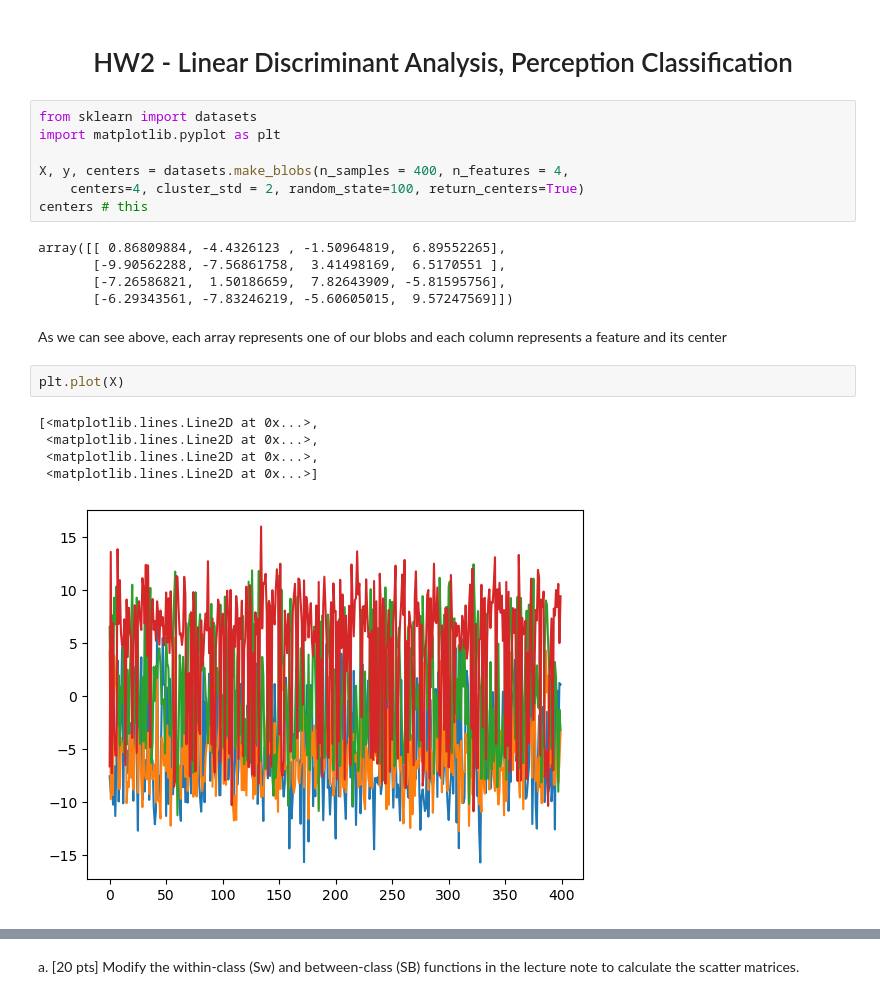
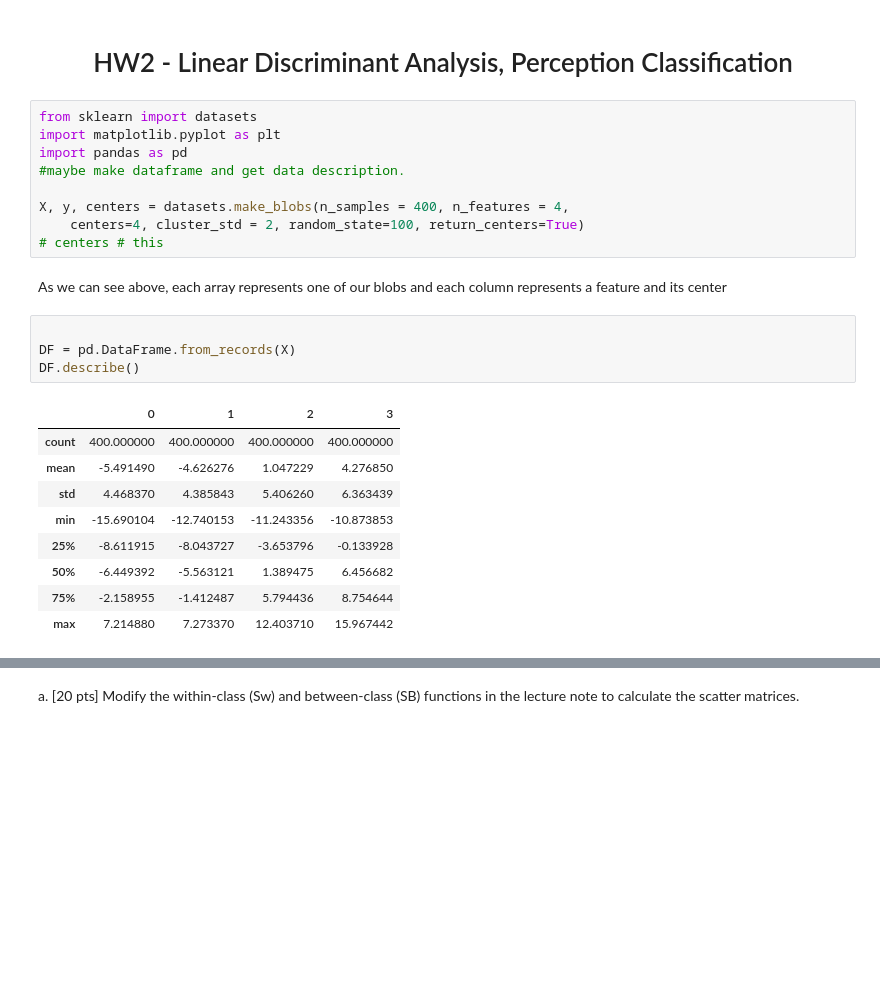
Before and after one commit to matthewpkearney/hw2-classification, a Jupyter notebook: MatthewKearney_HW2.ipynb, the cells around one changed output, grey strips where cells are left out. Saved outputs shown, nothing was run; the diff lists cells and outputs as text; blank space fills up the shorter version.

```diff
--- a/MatthewKearney_HW2.ipynb
+++ b/MatthewKearney_HW2.ipynb
@@ -3,22 +3,25 @@
 # %%
 from sklearn import datasets
 import matplotlib.pyplot as plt
+import pandas as pd
+#maybe make dataframe and get data description.
 
 X, y, centers = datasets.make_blobs(n_samples = 400, n_features = 4,
     centers=4, cluster_std = 2, random_state=100, return_centers=True)
-centers # this
+# centers # this
-# %% [output]
-array([[ 0.86809884, -4.4326123 , -1.50964819,  6.89552265],
-       [-9.90562288, -7.56861758,  3.41498169,  6.5170551 ],
-       [-7.26586821,  1.50186659,  7.82643909, -5.81595756],
-       [-6.29343561, -7.83246219, -5.60605015,  9.57247569]])
 # %% [markdown]
 As we can see above, each array represents one of our blobs and each column represents a feature and its center
-# %%
-plt.plot(X)
-# %% [output]
-[<matplotlib.lines.Line2D at 0x...>,
- <matplotlib.lines.Line2D at 0x...>,
- <matplotlib.lines.Line2D at 0x...>,
- <matplotlib.lines.Line2D at 0x...>]
-[figure, removed]
+# %%
+
+DF = pd.DataFrame.from_records(X)
+DF.describe()
+# %% [output]
+|  | 0 | 1 | 2 | 3 |
+| count | 400.000000 | 400.000000 | 400.000000 | 400.000000 |
+| mean | -5.491490 | -4.626276 | 1.047229 | 4.276850 |
+| std | 4.468370 | 4.385843 | 5.406260 | 6.363439 |
+| min | -15.690104 | -12.740153 | -11.243356 | -10.873853 |
+| 25% | -8.611915 | -8.043727 | -3.653796 | -0.133928 |
+| 50% | -6.449392 | -5.563121 | 1.389475 | 6.456682 |
+| 75% | -2.158955 | -1.412487 | 5.794436 | 8.754644 |
+| max | 7.214880 | 7.273370 | 12.403710 | 15.967442 |
```
Also changed, not shown: parts of 33 cells of this notebook.
